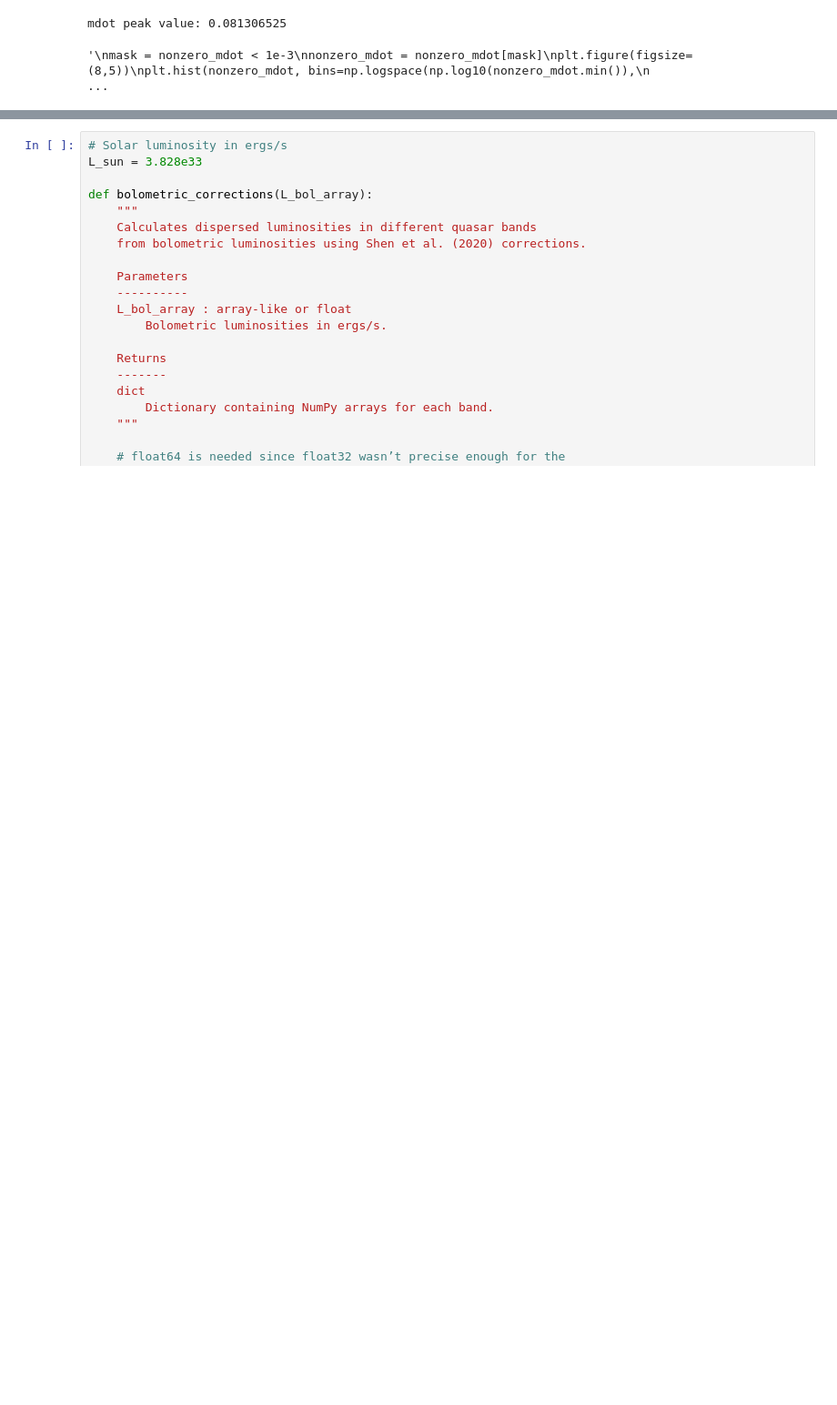
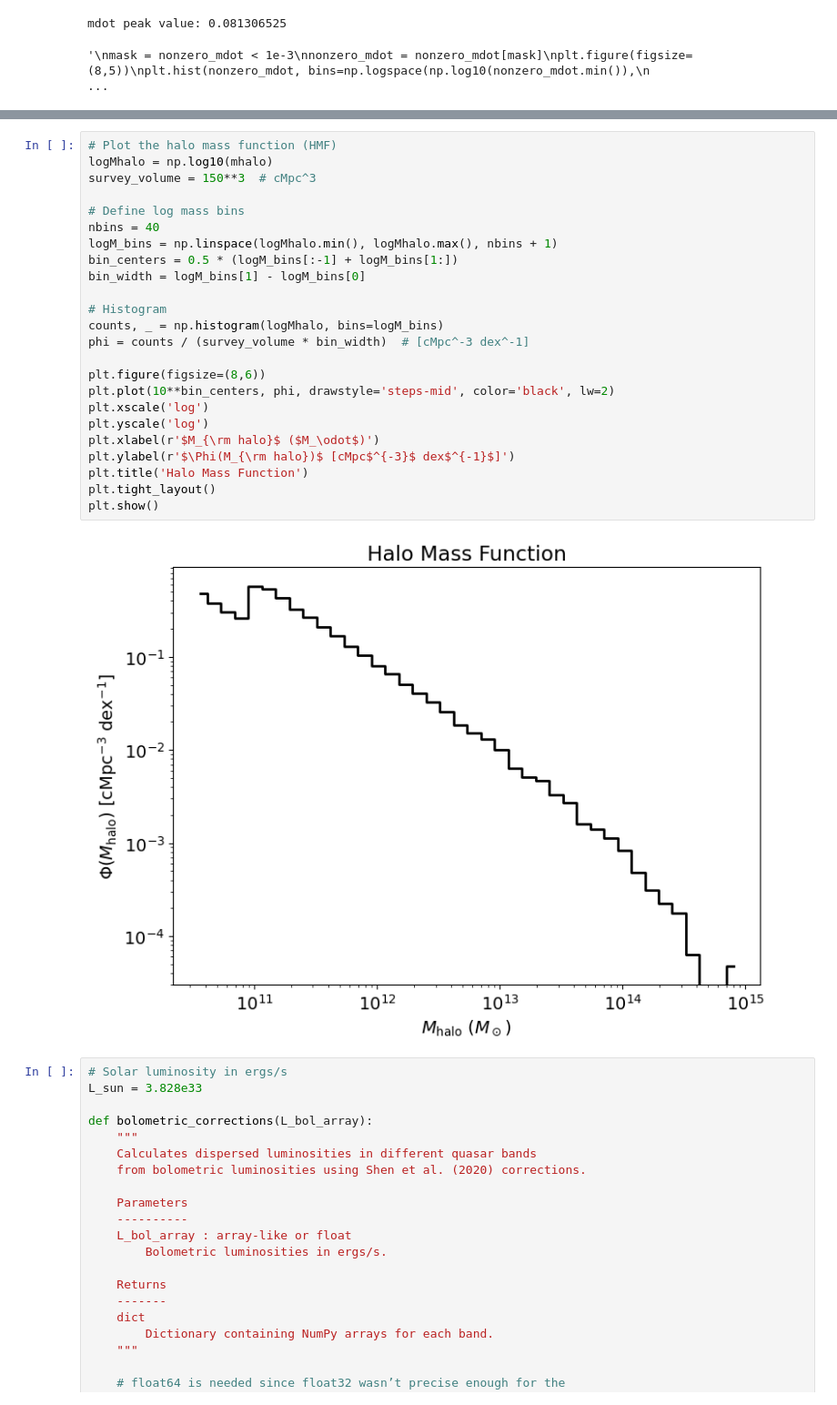
Before and after one commit to sophie-newman/cca-predoc, a Jupyter notebook: bolometric_corrections.ipynb, the cells around one changed output, grey strips where cells are left out. Shown: that part at 91% size. Saved outputs shown, nothing was run; the diff lists cells and outputs as text; blank space fills up the shorter version.

```diff
--- a/bolometric_corrections.ipynb
+++ b/bolometric_corrections.ipynb
@@ -279,6 +268,32 @@ plt.legend()
 plt.show()
 # %% [output]
 [figure]
+# %%
+# Plot the halo mass function (HMF)
+logMhalo = np.log10(mhalo)
+survey_volume = 150**3  # cMpc^3
+
+# Define log mass bins
+nbins = 40
+logM_bins = np.linspace(logMhalo.min(), logMhalo.max(), nbins + 1)
+bin_centers = 0.5 * (logM_bins[:-1] + logM_bins[1:])
+bin_width = logM_bins[1] - logM_bins[0]
+
+# Histogram
+counts, _ = np.histogram(logMhalo, bins=logM_bins)
+phi = counts / (survey_volume * bin_width)  # [cMpc^-3 dex^-1]
+
+plt.figure(figsize=(8,6))
+plt.plot(10**bin_centers, phi, drawstyle='steps-mid', color='black', lw=2)
+plt.xscale('log')
+plt.yscale('log')
+plt.xlabel(r'$M_{\rm halo}$ ($M_\odot$)')
+plt.ylabel(r'$\Phi(M_{\rm halo})$ [cMpc$^{-3}$ dex$^{-1}$]')
+plt.title('Halo Mass Function')
+plt.tight_layout()
+plt.show()
+# %% [output]
+[figure, added]
 # %%
 # Solar luminosity in ergs/s
 L_sun = 3.828e33
```
Also changed, not shown: parts of 10 cells of this notebook.
